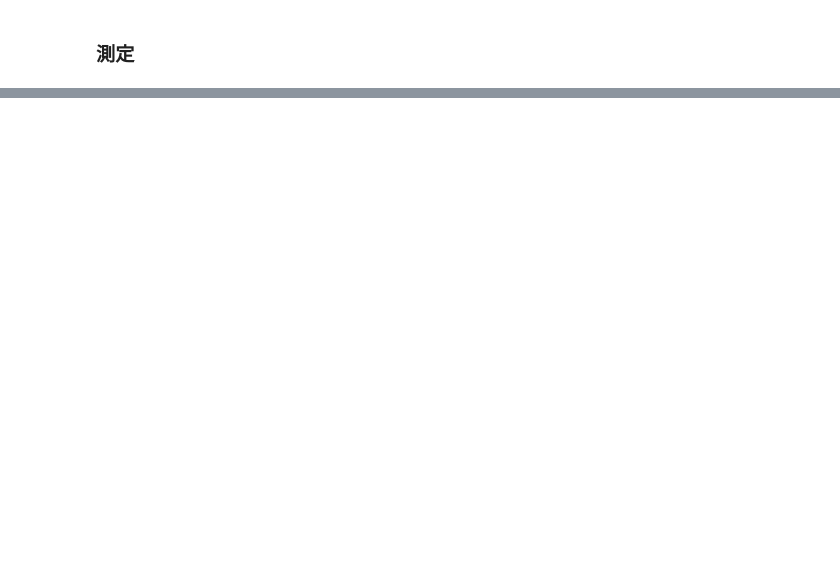
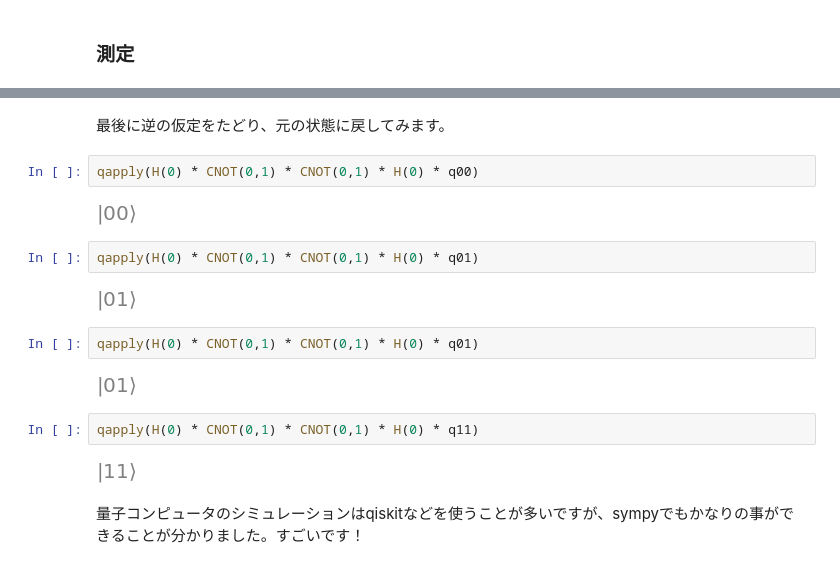
Before and after one commit to hiroshi0530/wa-src, a Jupyter notebook: article/library/sympy/qc/qc_nb.ipynb, the cells around one changed output, grey strips where cells are left out. Drawn from its saved outputs; the diff is of its cells as text; blank space fills up the shorter version.

```diff
--- a/article/library/sympy/qc/qc_nb.ipynb
+++ b/article/library/sympy/qc/qc_nb.ipynb
@@ -399,0 +387,20 @@ init_printing()
+# %% [markdown]
+最後に逆の仮定をたどり、元の状態に戻してみます。
+# %%
+qapply(H(0) * CNOT(0,1) * CNOT(0,1) * H(0) * q00)
+# %% [output]
+[figure, added]
+# %%
+qapply(H(0) * CNOT(0,1) * CNOT(0,1) * H(0) * q01)
+# %% [output]
+[figure, added]
+# %%
+qapply(H(0) * CNOT(0,1) * CNOT(0,1) * H(0) * q01)
+# %% [output]
+[figure, added]
+# %%
+qapply(H(0) * CNOT(0,1) * CNOT(0,1) * H(0) * q11)
+# %% [output]
+[figure, added]
+# %% [markdown]
+量子コンピュータのシミュレーションはqiskitなどを使うことが多いですが、sympyでもかなりの事ができることが分かりました。すごいです！
```
Also changed, not shown: parts of 73 cells of this notebook, 47 other files.
